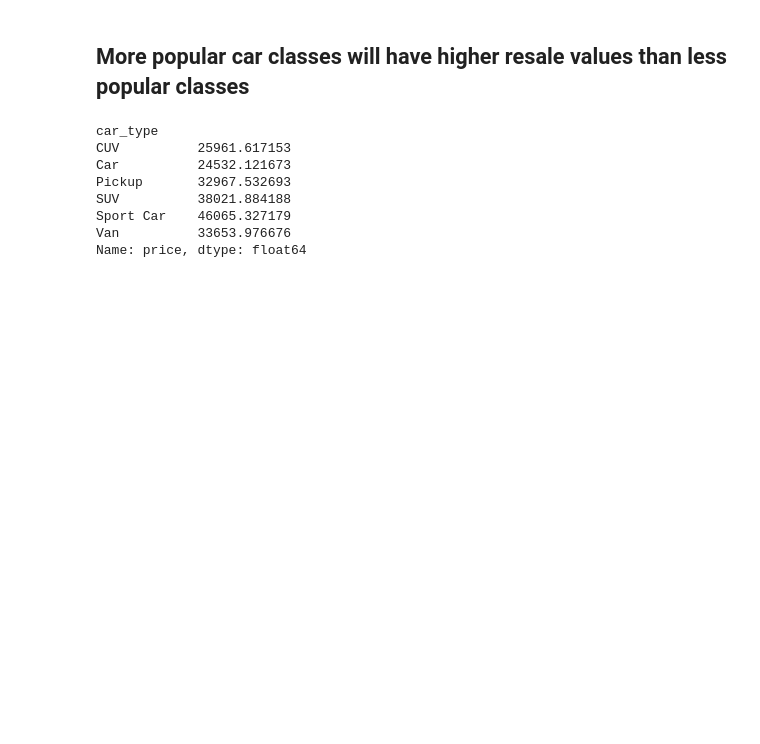
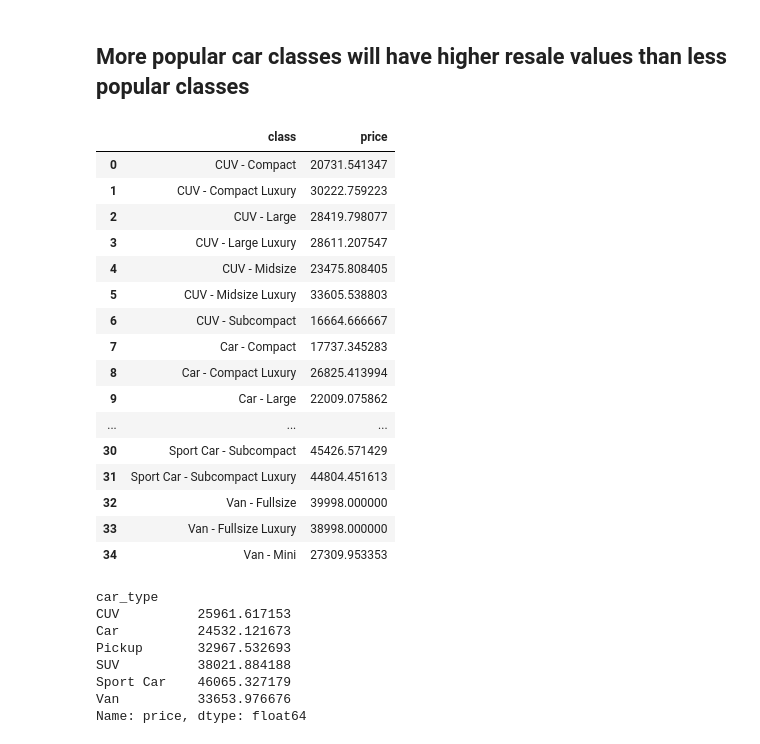
Before and after one commit to montage0921/CSE587-Project-UsedCarPricePrediction, a Jupyter notebook: mileage_car_class_vs_price.ipynb, the cells around one changed output. Cells and saved outputs as stored; diff of their text form; code cells hidden in the pictures; blank space fills up the shorter version.

```diff
--- a/mileage_car_class_vs_price.ipynb
+++ b/mileage_car_class_vs_price.ipynb
@@ -183,7 +186,26 @@ df = df.groupby('class').filter(lambda x: len(x) > 1)
 # %%
 # calculate average and median price for each car class
 avg_price_by_class = df.groupby('class')['price'].mean()
 avg_price_by_class = avg_price_by_class.reset_index()
+avg_price_by_class
+# %% [output]
+|  | class | price |
+| 0 | CUV - Compact | 20731.541347 |
+| 1 | CUV - Compact Luxury | 30222.759223 |
+| 2 | CUV - Large | 28419.798077 |
+| 3 | CUV - Large Luxury | 28611.207547 |
+| 4 | CUV - Midsize | 23475.808405 |
+| 5 | CUV - Midsize Luxury | 33605.538803 |
+| 6 | CUV - Subcompact | 16664.666667 |
+| 7 | Car - Compact | 17737.345283 |
+| 8 | Car - Compact Luxury | 26825.413994 |
+| 9 | Car - Large | 22009.075862 |
+| ... | ... | ... |
+| 30 | Sport Car - Subcompact | 45426.571429 |
+| 31 | Sport Car - Subcompact Luxury | 44804.451613 |
+| 32 | Van - Fullsize | 39998.000000 |
+| 33 | Van - Fullsize Luxury | 38998.000000 |
+| 34 | Van - Mini | 27309.953353 |
 # %%
 # for the plot, I would like to show different car_type with different color
 # extract car type from class feature
```
Also changed, not shown: parts of 12 cells of this notebook.
